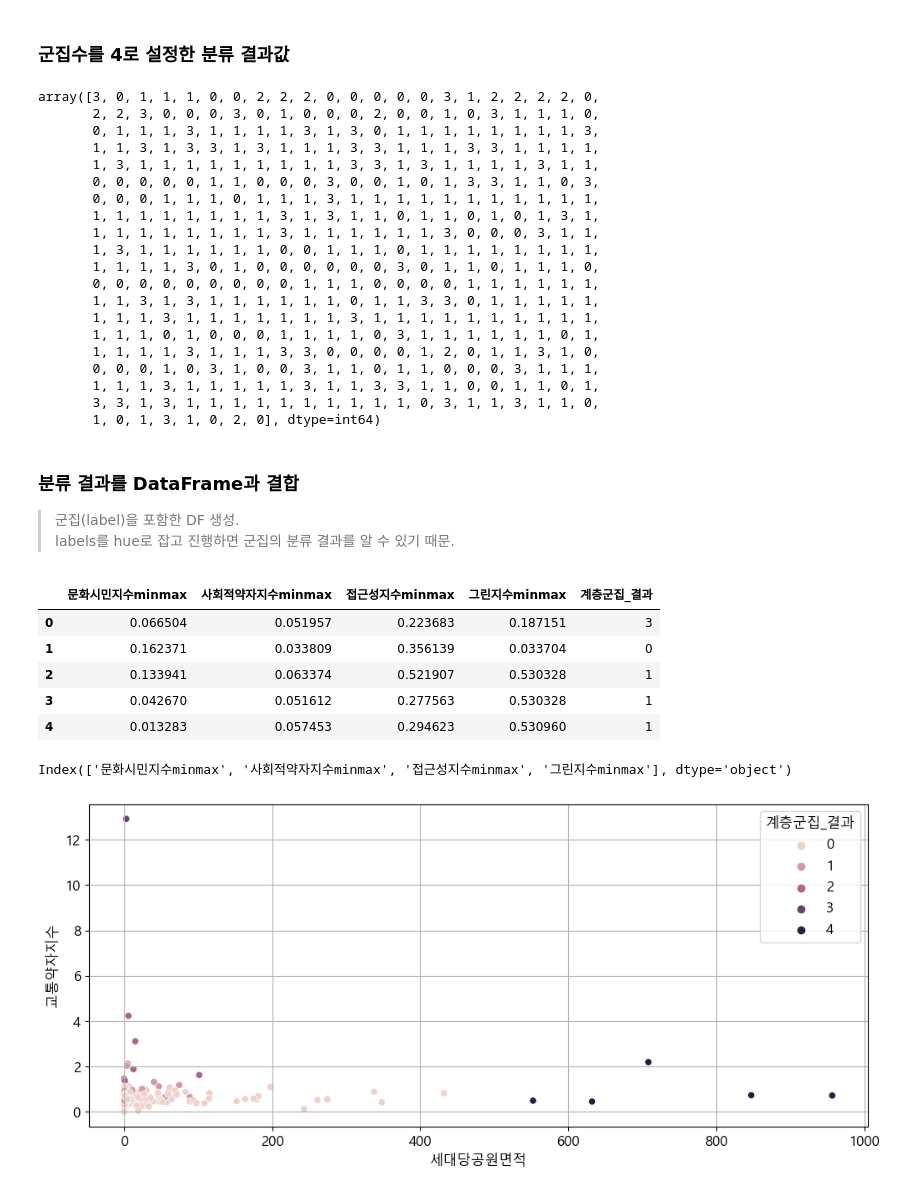
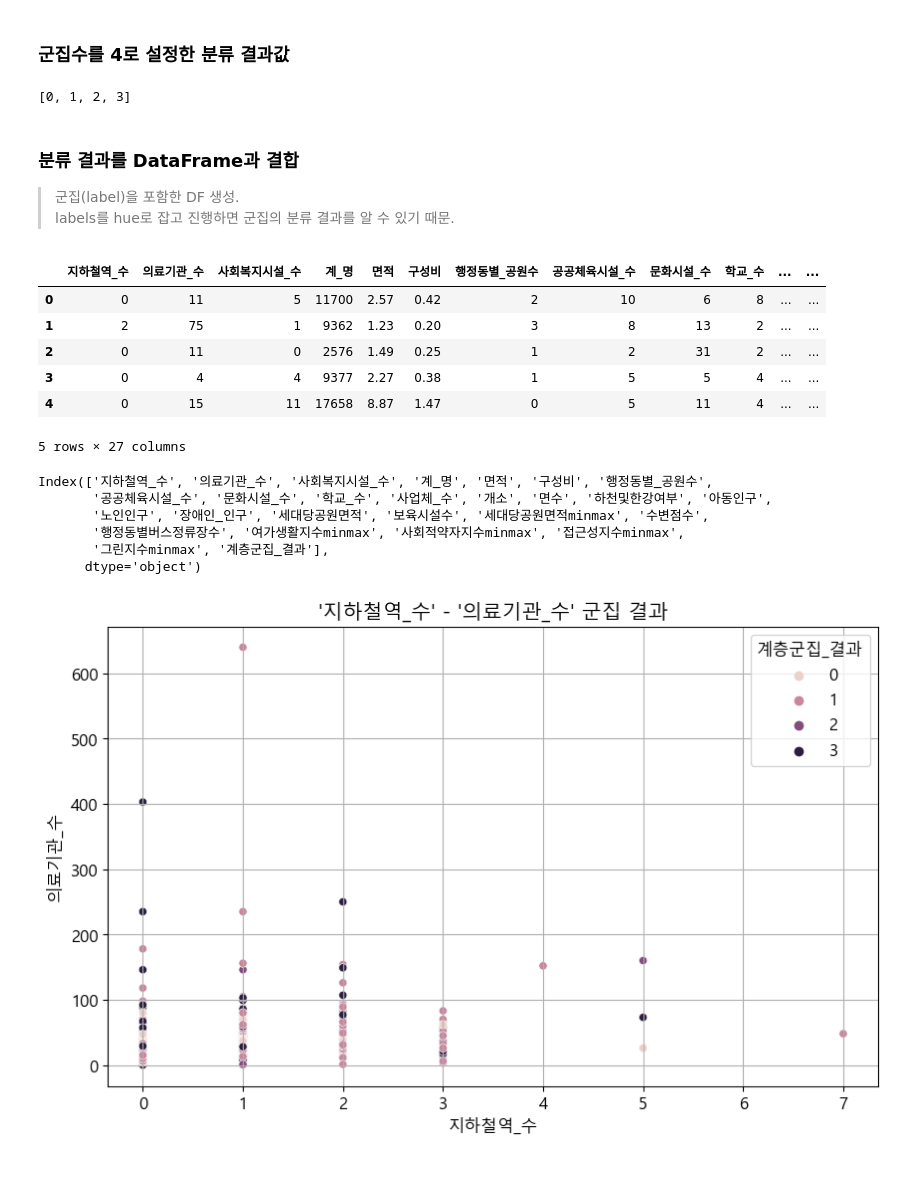
Before and after one commit to jaekim3220/finalproject, a Jupyter notebook: 계층적군집.ipynb, the cells around one changed output. Drawn from its saved outputs; the diff is of its cells as text; code cells hidden in the pictures.

```diff
--- a/계층적군집.ipynb
+++ b/계층적군집.ipynb
@@ -69,0 +60,9 @@ df.head()
+# %%
+df = origin.filter([
+    '지하철역_수', '의료기관_수', '사회복지시설_수', '계_명', '면적', '구성비',
+    '행정동별_공원수', '공공체육시설_수', '문화시설_수', '학교_수', '사업체_수', '개소',
+    '면수', '하천및한강여부', '아동인구', '노인인구', '장애인_인구', '세대당공원면적',
+    '보육시설수', '세대당공원면적minmax', '수변점수', '행정동별버스정류장수',
+    '여가생활지수minmax', '사회적약자지수minmax', '접근성지수minmax', '그린지수minmax'
+])
+df.head()
@@ -83,5 +102,5 @@ dtype: int64
 # %%
-# X = df.filter(['문화시민지수minmax', '사회적약자지수minmax', '접근성지수minmax', '그린지수minmax'])
 X = df.copy()
+X = X.filter(['여가생활지수minmax', '사회적약자지수minmax', '접근성지수minmax', '그린지수minmax'])
 X.head()
 # %% [output]
@@ -210,29 +244,11 @@ plt.close()
 ### sklearn, scipy의 차이를 설명
 # %% [markdown]
 ### 군집수를 4로 설정한 분류 결과값
-# %%
-clustering.labels_
-# %% [output]
-array([3, 0, 1, 1, 1, 0, 0, 2, 2, 2, 0, 0, 0, 0, 0, 3, 1, 2, 2, 2, 2, 0,
-       2, 2, 3, 0, 0, 0, 3, 0, 1, 0, 0, 0, 2, 0, 0, 1, 0, 3, 1, 1, 1, 0,
-       0, 1, 1, 1, 3, 1, 1, 1, 1, 3, 1, 3, 0, 1, 1, 1, 1, 1, 1, 1, 1, 3,
-       1, 1, 3, 1, 3, 3, 1, 3, 1, 1, 1, 3, 3, 1, 1, 1, 3, 3, 1, 1, 1, 1,
-       1, 3, 1, 1, 1, 1, 1, 1, 1, 1, 1, 3, 3, 1, 3, 1, 1, 1, 1, 3, 1, 1,
-       0, 0, 0, 0, 0, 1, 1, 0, 0, 0, 3, 0, 0, 1, 0, 1, 3, 3, 1, 1, 0, 3,
-       0, 0, 0, 1, 1, 1, 0, 1, 1, 1, 3, 1, 1, 1, 1, 1, 1, 1, 1, 1, 1, 1,
-       1, 1, 1, 1, 1, 1, 1, 1, 3, 1, 3, 1, 1, 0, 1, 1, 0, 1, 0, 1, 3, 1,
-       1, 1, 1, 1, 1, 1, 1, 1, 3, 1, 1, 1, 1, 1, 1, 3, 0, 0, 0, 3, 1, 1,
-       1, 3, 1, 1, 1, 1, 1, 1, 0, 0, 1, 1, 1, 0, 1, 1, 1, 1, 1, 1, 1, 1,
-       1, 1, 1, 1, 3, 0, 1, 0, 0, 0, 0, 0, 0, 3, 0, 1, 1, 0, 1, 1, 1, 0,
-       0, 0, 0, 0, 0, 0, 0, 0, 0, 1, 1, 1, 0, 0, 0, 0, 1, 1, 1, 1, 1, 1,
-       1, 1, 3, 1, 3, 1, 1, 1, 1, 1, 1, 0, 1, 1, 3, 3, 0, 1, 1, 1, 1, 1,
-       1, 1, 1, 3, 1, 1, 1, 1, 1, 1, 1, 3, 1, 1, 1, 1, 1, 1, 1, 1, 1, 1,
-       1, 1, 1, 0, 1, 0, 0, 0, 1, 1, 1, 1, 0, 3, 1, 1, 1, 1, 1, 1, 0, 1,
-       1, 1, 1, 1, 3, 1, 1, 1, 3, 3, 0, 0, 0, 0, 1, 2, 0, 1, 1, 3, 1, 0,
-       0, 0, 0, 1, 0, 3, 1, 0, 0, 3, 1, 1, 0, 1, 1, 0, 0, 0, 3, 1, 1, 1,
-       1, 1, 1, 3, 1, 1, 1, 1, 1, 3, 1, 1, 3, 3, 1, 1, 0, 0, 1, 1, 0, 1,
-       3, 3, 1, 3, 1, 1, 1, 1, 1, 1, 1, 1, 1, 1, 0, 3, 1, 1, 3, 1, 1, 0,
-       1, 0, 1, 3, 1, 0, 2, 0], dtype=int64)
+# %%
+unique_labels = list(set(clustering.labels_))
+unique_labels
+# %% [output]
+[0, 1, 2, 3]
 # %% [markdown]
 ### 분류 결과를 DataFrame과 결합
 
@@ -241,22 +257,29 @@ array([3, 0, 1, 1, 1, 0, 0, 2, 2, 2, 0, 0, 0, 0, 0, 3, 1, 2, 2, 2, 2, 0,
 df['계층군집_결과'] = clustering.labels_
 df.head()
 # %% [output]
-|  | 문화시민지수minmax | 사회적약자지수minmax | 접근성지수minmax | 그린지수minmax | 계층군집_결과 |
-| 0 | 0.066504 | 0.051957 | 0.223683 | 0.187151 | 3 |
-| 1 | 0.162371 | 0.033809 | 0.356139 | 0.033704 | 0 |
-| 2 | 0.133941 | 0.063374 | 0.521907 | 0.530328 | 1 |
-| 3 | 0.042670 | 0.051612 | 0.277563 | 0.530328 | 1 |
-| 4 | 0.013283 | 0.057453 | 0.294623 | 0.530960 | 1 |
+|  | 지하철역_수 | 의료기관_수 | 사회복지시설_수 | 계_명 | 면적 | 구성비 | 행정동별_공원수 | 공공체육시설_수 | 문화시설_수 | 학교_수 | ... | ... |
+| 0 | 0 | 11 | 5 | 11700 | 2.57 | 0.42 | 2 | 10 | 6 | 8 | ... | ... |
+| 1 | 2 | 75 | 1 | 9362 | 1.23 | 0.20 | 3 | 8 | 13 | 2 | ... | ... |
+| 2 | 0 | 11 | 0 | 2576 | 1.49 | 0.25 | 1 | 2 | 31 | 2 | ... | ... |
+| 3 | 0 | 4 | 4 | 9377 | 2.27 | 0.38 | 1 | 5 | 5 | 4 | ... | ... |
+| 4 | 0 | 15 | 11 | 17658 | 8.87 | 1.47 | 0 | 5 | 11 | 4 | ... | ... |
+5 rows × 27 columns
 # %%
-X.columns
+df.columns
 # %% [output]
-Index(['문화시민지수minmax', '사회적약자지수minmax', '접근성지수minmax', '그린지수minmax'], dtype='object')
+Index(['지하철역_수', '의료기관_수', '사회복지시설_수', '계_명', '면적', '구성비', '행정동별_공원수',
+       '공공체육시설_수', '문화시설_수', '학교_수', '사업체_수', '개소', '면수', '하천및한강여부', '아동인구',
+       '노인인구', '장애인_인구', '세대당공원면적', '보육시설수', '세대당공원면적minmax', '수변점수',
+       '행정동별버스정류장수', '여가생활지수minmax', '사회적약자지수minmax', '접근성지수minmax',
+       '그린지수minmax', '계층군집_결과'],
+      dtype='object')
 # %%
-plt.figure(figsize=(12,5))
+plt.figure(figsize=(10,6))
 # #sb.scatterplot(x=n_data[, 0], y=n_data[, 1])
-sb.scatterplot(data=df, x='세대당공원면적', y='교통약자지수', hue='계층군집_결과')
+sb.scatterplot(data=df, x='지하철역_수', y='의료기관_수', hue='계층군집_결과')
+plt.title("'지하철역_수' - '의료기관_수' 군집 결과")
 plt.grid()
 plt.show()
 plt.close()
 # %% [output]
-[figure, old version]
+[figure, new version]
```
Also changed, not shown: parts of 17 cells of this notebook, 2 other files.
